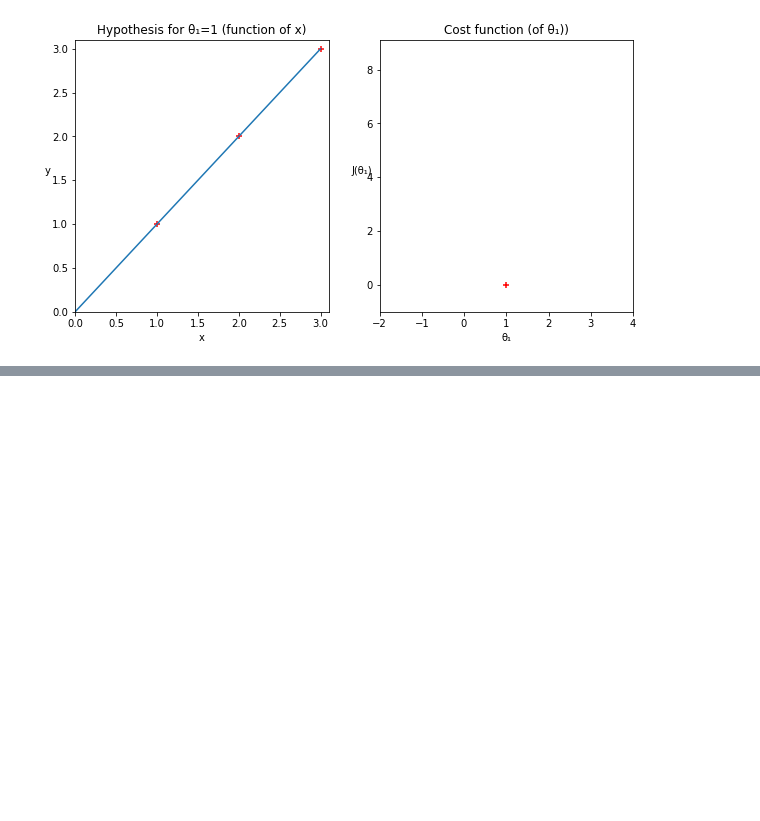
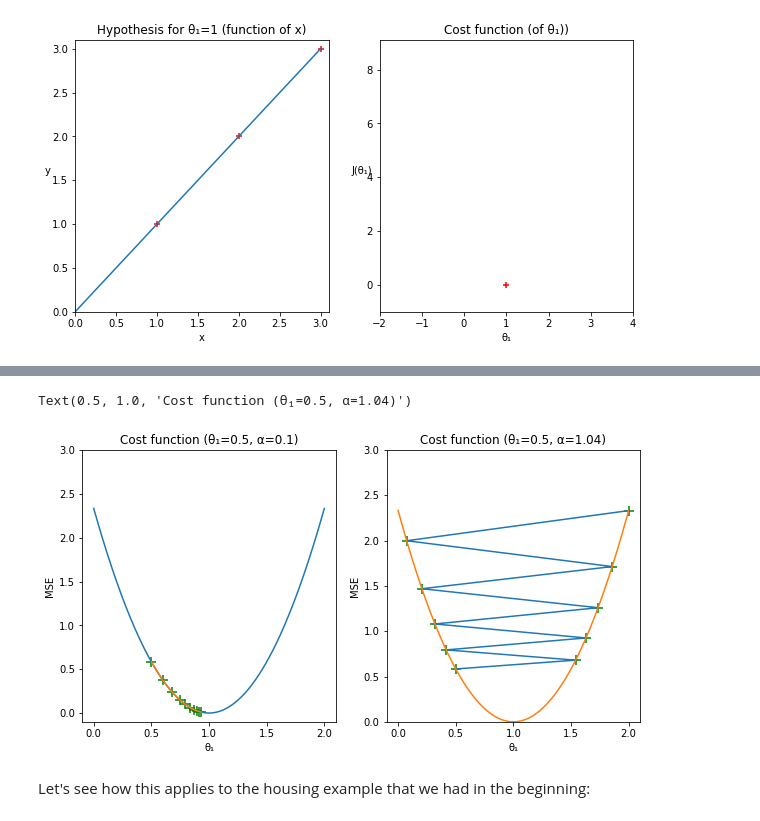
Before and after one commit to Dexter192/Coursera-AndrewNg-MachineLearning, a Jupyter notebook: Week1.ipynb, the cells around one changed output, grey strips where cells are left out. Drawn from its saved outputs; the diff is of its cells as text; code cells hidden in the pictures; blank space fills up the shorter version.

```diff
--- a/Week1.ipynb
+++ b/Week1.ipynb
@@ -200,0 +360,52 @@ TODO:
+# %%
+def update_theta(theta,alpha,x,y):
+    return theta - alpha*np.sum(theta*x-y)/len(x)
+# %%
+alpha=0.1
+theta=[0.5]
+error=[]
+x = np.array([1,2,3])
+y = np.array([1,2,3])
+
+fig, (J1, J2) = plt.subplots(1, 2, figsize=(10,5))
+
+#Left plot with alpha=0.5
+for i in range(10):
+    y_hat = np.multiply(x, theta[-1])
+    error.append(mse(y, y_hat))
+    theta.append(update_theta(theta[-1], alpha, x, y))
+theta.pop()
+J1.scatter(theta, error, color='g', marker='+', s=100)
+J1.plot(var.theta, var.cost, linestyle='solid')
+J1.plot(theta, error, linestyle='solid')
+J1.set_xlabel('\u03B8\u2081')
+J1.set_xlim(-0.1, 2.1)
+J1.set_ylabel('MSE')
+J1.set_ylim(-0.1, 3)
+J1.set_title("Cost function (\u03B8\u2081=0.5, \u03B1=0.1)")
+
+alpha=1.04
+theta=[0.5]
+error=[]
+#Left plot with alpha=0.5
+for i in range(10):
+    y_hat = np.multiply(x, theta[-1])
+    error.append(mse(y, y_hat))
+    theta.append(update_theta(theta[-1], alpha, x, y))
+theta.pop()
+
+#Right plot with alpha=1.1
+J2.scatter(theta, error, color='g', marker='+', s=100)
+J2.plot(theta, error, linestyle='solid')
+J2.plot(var.theta, var.cost, linestyle='solid')
+J2.set_xlabel('\u03B8\u2081')
+J2.set_xlim(-0.1, 2.1)
+J2.set_ylabel('MSE')
+J2.set_ylim(0, 3)
+J2.set_title("Cost function (\u03B8\u2081=0.5, \u03B1=1.04)")
+# %% [output]
+Text(0.5, 1.0, 'Cost function (θ₁=0.5, α=1.04)')
+[figure, added]
+# %% [markdown]
+
+Let's see how this applies to the housing example that we had in the beginning:
```
Also changed, not shown: parts of 19 cells of this notebook, 3 other files.
